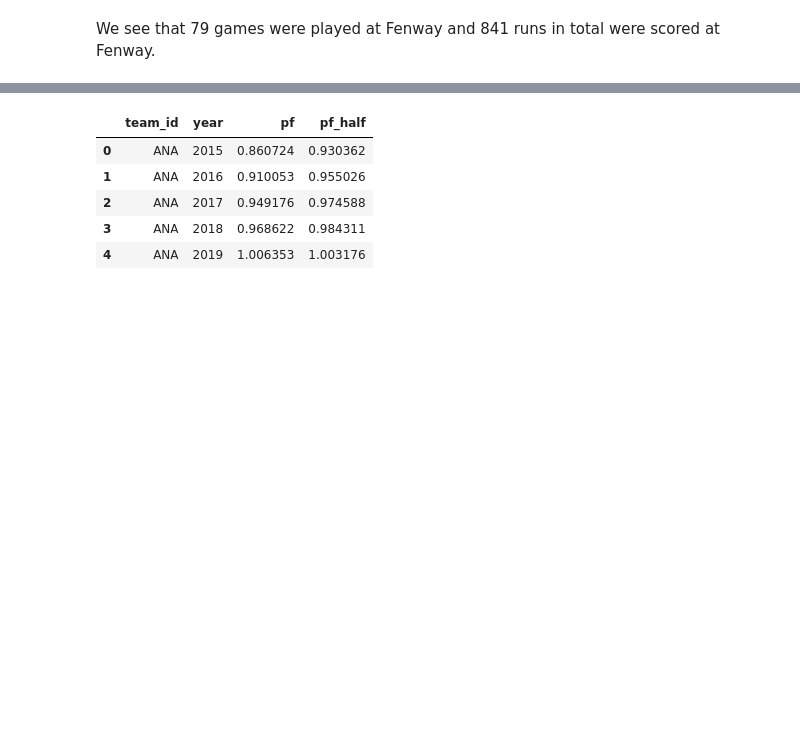
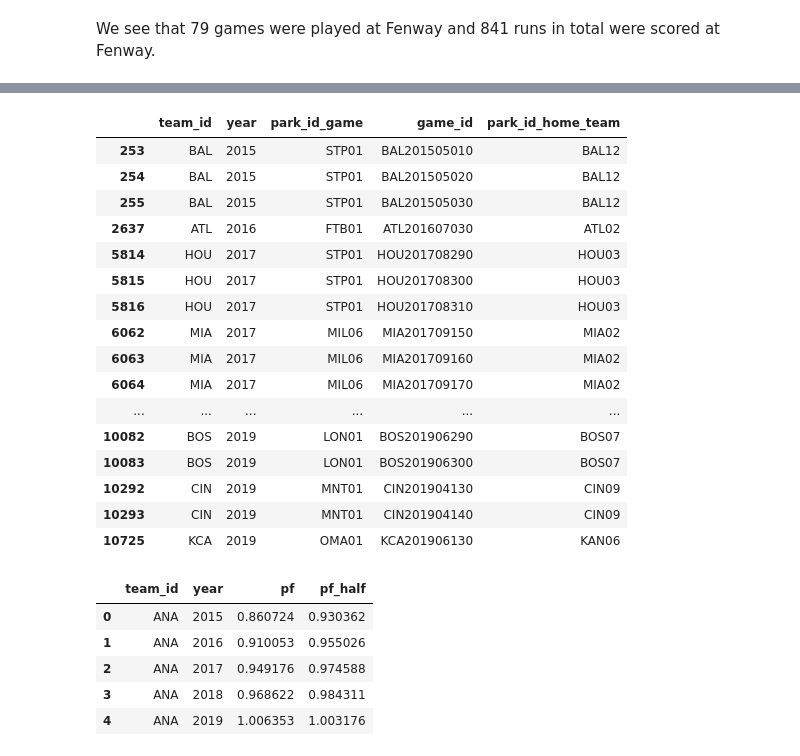
Before and after one commit to sdiehl28/baseball-analytics, a Jupyter notebook: baseball_jupyter_nb/03a_ParkFactor_CSV.ipynb, the cells around one changed output, grey strips where cells are left out. Cells and saved outputs as stored; diff of their text form; code cells hidden in the pictures; blank space fills up the shorter version.

```diff
--- a/baseball_jupyter_nb/03a_ParkFactor_CSV.ipynb
+++ b/baseball_jupyter_nb/03a_ParkFactor_CSV.ipynb
@@ -249,0 +186,3 @@ rt.head()
+# %%
+rt = compute_rt_per_park(team_game, game, parks)
+rt.head()
@@ -299,4 +220,0 @@ There is an easy way to identify which park is the home park.  Rank each park (b
-# %%
-# per team_id per year, rank by the number of games
-rt['rank'] = rt.groupby(['team_id', 'year'])['games'].rank(method='first', ascending=False)
-rt.head(3)
@@ -308,10 +228,10 @@ rt.head(3)
 # %%
-# rank == 1 identifies each team's home park
-home_parks = rt.query('rank == 1').copy()
+def find_home_parks(rt):
+    """Find each team's home park."""
 
-# compute the average total runs at home per game
-home_parks['r_avg'] = home_parks['rt'] / home_parks['games']
+    # rank == 1 identifies each team's home park
+    home_parks = rt.query('rank == 1').copy()
+    home_parks['r_avg'] = home_parks['rt'] / home_parks['games']
+    home_parks = home_parks.drop(columns=['rank'])
 
-# rank no longer needed
-home_parks = home_parks.drop(columns=['rank'])
-home_parks.head(7)
+    return home_parks
@@ -327 +256,3 @@ home_parks.head(7)
+# %%
+home_parks = find_home_parks(rt)
 # %%
@@ -397,0 +273,29 @@ road_totals.head()
+# %%
+batting_last = team_game.query('bat_last == True').merge(game)[
+    ['team_id', 'year', 'park_id', 'game_id']]
+
+tmp = batting_last.merge(home_parks[['team_id', 'year', 'park_id']],
+               left_on=['team_id', 'year'],
+               right_on=['team_id', 'year'],
+               suffixes=['_game', '_home_team'])
+
+diff = tmp.query('park_id_game != park_id_home_team')
+diff
+# %% [output]
+|  | team_id | year | park_id_game | game_id | park_id_home_team |
+| 253 | BAL | 2015 | STP01 | BAL201505010 | BAL12 |
+| 254 | BAL | 2015 | STP01 | BAL201505020 | BAL12 |
+| 255 | BAL | 2015 | STP01 | BAL201505030 | BAL12 |
+| 2637 | ATL | 2016 | FTB01 | ATL201607030 | ATL02 |
+| 5814 | HOU | 2017 | STP01 | HOU201708290 | HOU03 |
+| 5815 | HOU | 2017 | STP01 | HOU201708300 | HOU03 |
+| 5816 | HOU | 2017 | STP01 | HOU201708310 | HOU03 |
+| 6062 | MIA | 2017 | MIL06 | MIA201709150 | MIA02 |
+| 6063 | MIA | 2017 | MIL06 | MIA201709160 | MIA02 |
+| 6064 | MIA | 2017 | MIL06 | MIA201709170 | MIA02 |
+| ... | ... | ... | ... | ... | ... |
+| 10082 | BOS | 2019 | LON01 | BOS201906290 | BOS07 |
+| 10083 | BOS | 2019 | LON01 | BOS201906300 | BOS07 |
+| 10292 | CIN | 2019 | MNT01 | CIN201904130 | CIN09 |
+| 10293 | CIN | 2019 | MNT01 | CIN201904140 | CIN09 |
+| 10725 | KCA | 2019 | OMA01 | KCA201906130 | KAN06 |
```
Also changed, not shown: parts of 73 cells of this notebook, 4 other files.
